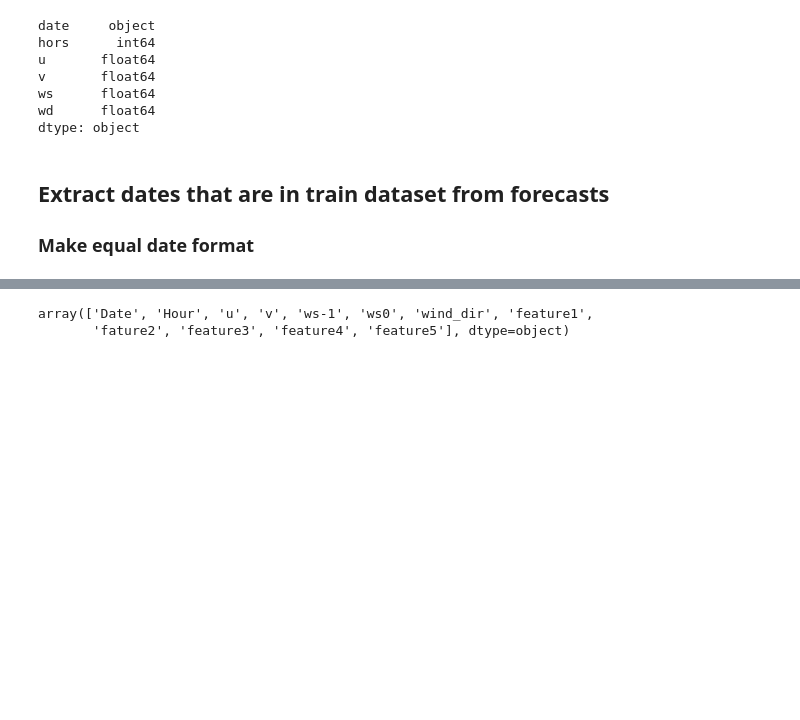
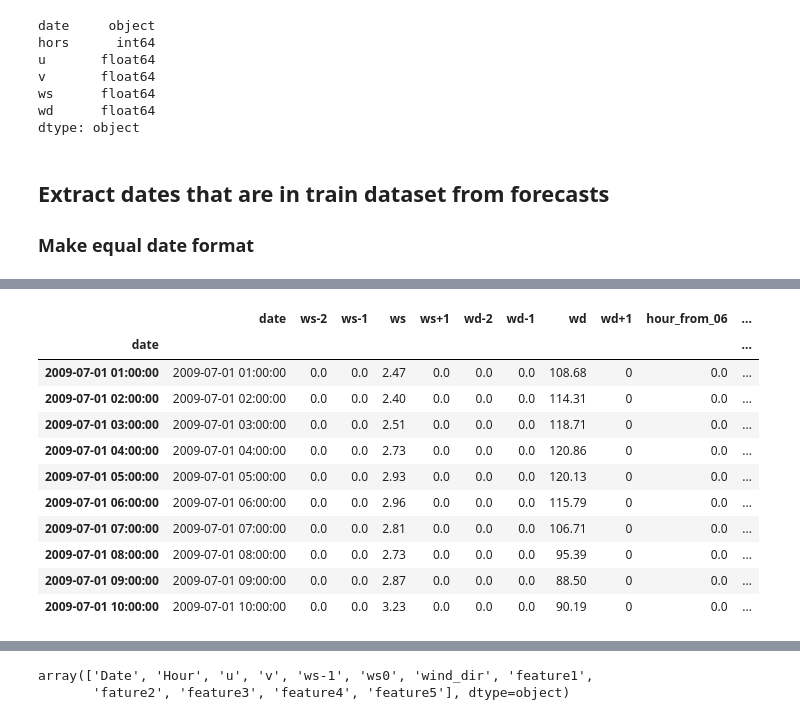
Before and after one commit to Pontius1007/TDT4859, a Jupyter notebook: Data exploration.ipynb, the cells around one changed output, grey strips where cells are left out. Drawn from its saved outputs; the diff is of its cells as text; code cells hidden in the pictures; blank space fills up the shorter version.

```diff
--- a/Data exploration.ipynb
+++ b/Data exploration.ipynb
@@ -516,0 +499,3 @@ tdf2.insert(4, 'ws-1', 0)
+# %%
+wf1_df = wf1_df.loc[wf1_df['date'].isin(train['date'])]
+wf1_df.head()
@@ -516,0 +504,2 @@ tdf2.insert(4, 'ws-1', 0)
+# %%
+wf1_df.set_index('date', drop=False, inplace=True, verify_integrity=True)
@@ -516,0 +541,2 @@ tdf2.insert(4, 'ws-1', 0)
+# %%
+tdf = wf1_df.iloc[:10,:]
@@ -516,0 +560,17 @@ tdf2.insert(4, 'ws-1', 0)
+# %%
+tdf = prepare_columns(tdf)
+# %%
+tdf
+# %% [output]
+|  | date | ws-2 | ws-1 | ws | ws+1 | wd-2 | wd-1 | wd | wd+1 | hour_from_06 | ... |
+| date |  |  |  |  |  |  |  |  |  |  | ... |
+| 2009-07-01 01:00:00 | 2009-07-01 01:00:00 | 0.0 | 0.0 | 2.47 | 0.0 | 0.0 | 0.0 | 108.68 | 0 | 0.0 | ... |
+| 2009-07-01 02:00:00 | 2009-07-01 02:00:00 | 0.0 | 0.0 | 2.40 | 0.0 | 0.0 | 0.0 | 114.31 | 0 | 0.0 | ... |
+| 2009-07-01 03:00:00 | 2009-07-01 03:00:00 | 0.0 | 0.0 | 2.51 | 0.0 | 0.0 | 0.0 | 118.71 | 0 | 0.0 | ... |
+| 2009-07-01 04:00:00 | 2009-07-01 04:00:00 | 0.0 | 0.0 | 2.73 | 0.0 | 0.0 | 0.0 | 120.86 | 0 | 0.0 | ... |
+| 2009-07-01 05:00:00 | 2009-07-01 05:00:00 | 0.0 | 0.0 | 2.93 | 0.0 | 0.0 | 0.0 | 120.13 | 0 | 0.0 | ... |
+| 2009-07-01 06:00:00 | 2009-07-01 06:00:00 | 0.0 | 0.0 | 2.96 | 0.0 | 0.0 | 0.0 | 115.79 | 0 | 0.0 | ... |
+| 2009-07-01 07:00:00 | 2009-07-01 07:00:00 | 0.0 | 0.0 | 2.81 | 0.0 | 0.0 | 0.0 | 106.71 | 0 | 0.0 | ... |
+| 2009-07-01 08:00:00 | 2009-07-01 08:00:00 | 0.0 | 0.0 | 2.73 | 0.0 | 0.0 | 0.0 | 95.39 | 0 | 0.0 | ... |
+| 2009-07-01 09:00:00 | 2009-07-01 09:00:00 | 0.0 | 0.0 | 2.87 | 0.0 | 0.0 | 0.0 | 88.50 | 0 | 0.0 | ... |
+| 2009-07-01 10:00:00 | 2009-07-01 10:00:00 | 0.0 | 0.0 | 3.23 | 0.0 | 0.0 | 0.0 | 90.19 | 0 | 0.0 | ... |
```
Also changed, not shown: parts of 44 cells of this notebook.
